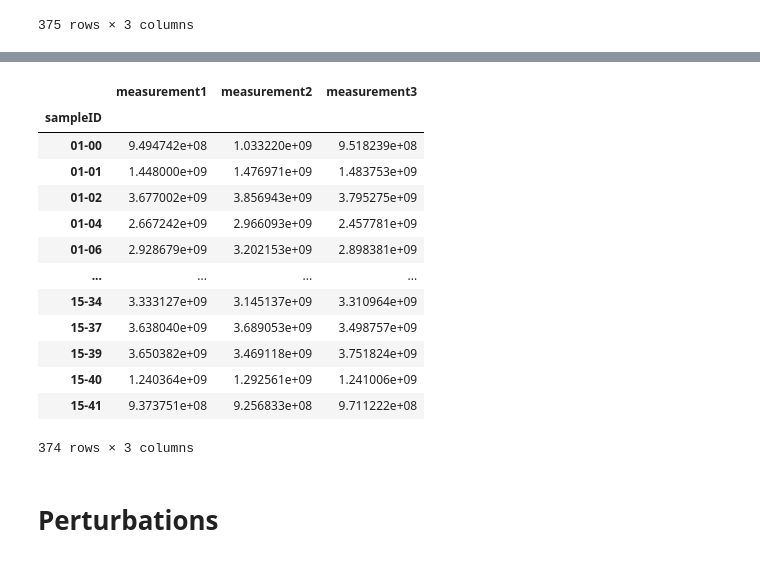
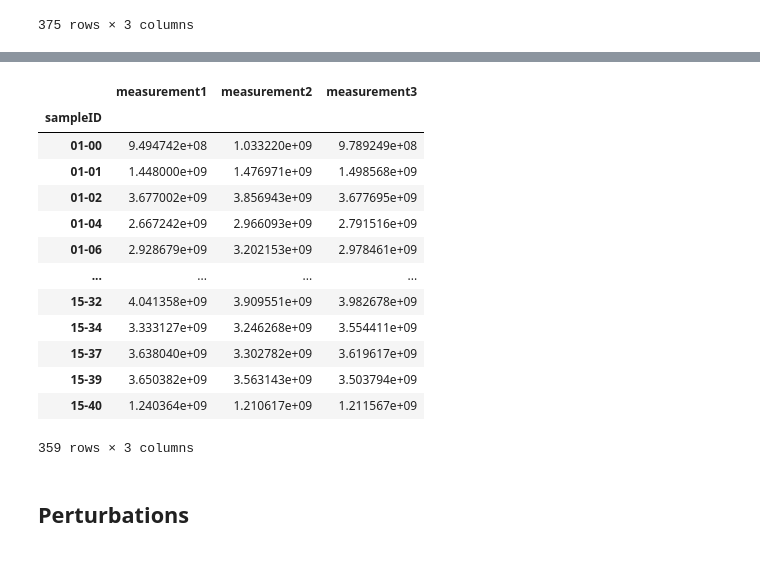
Before and after one commit to alejandrocs98/masters-thesis, a Jupyter notebook: data_preparation_mdsine2.ipynb, the cells around one changed output, grey strips where cells are left out. Cells and saved outputs as stored; diff of their text form; code cells hidden in the pictures.

```diff
--- a/data_preparation_mdsine2.ipynb
+++ b/data_preparation_mdsine2.ipynb
@@ -26,18 +65,6 @@ reads_raw
 | 11 | R_obeum_ATCC_29174 | 97 | 1302 | 25034 | 57588 | 65038 | 29582 | 1313 | 31902 | 16557 | ... | ... |
 12 rows × 420 columns
 # %%
-to_replace = {"B_caccae_ATCC_43185":"B_caccae",
-              "B_WH2_closed":"B_cellulosilyticus_WH2",
-              "B_ovatus_ATCC_8483":"B_ovatus",
-              "B_thetaiotaomicron_VPI-5482":"B_thetaiotaomicron",
-              "B_uniformis_ATCC_8492":"B_uniformis",
-              "B_vulgatus_ATCC_8482":"B_vulgatus",
-              "C_aerofaciens_ATCC_25986":"C_aerofaciens",
-              "C_scindens_ATCC_35704":"C_scindens",
-              "C_spiroforme_DSM_1552":"C_spiroforme",
-              "D_longicatena_DSM_13814":"D_longicatena",
-              "P_distasonis_ATCC_8503":"P_distasonis",
-              "R_obeum_ATCC_29174":"R_obeum"}
 reads_raw['name'].replace(to_replace, inplace=True)
 reads_raw.sort_values(by='name', inplace=True)
 reads_raw.set_index('name', inplace=True)
@@ -59,8 +86,9 @@ for col in reads_raw.columns:
         day = '0' + day
     col_names.append(f'{mouse}-{day}')
 reads_raw.columns = col_names
-reads_raw.drop('14-28', axis=1, inplace=True)
-reads_raw.to_csv('mcnulty-datasets/reads.tsv', sep='\t')
+for j in to_drop:
+    reads_raw.drop(j, axis=1, inplace=True)
+# reads_raw.to_csv('mcnulty-datasets/reads.tsv', sep='\t')
 reads_raw
 # %% [output]
 |  | 01-00 | 01-01 | 01-02 | 01-04 | 01-06 | 01-09 | 01-11 | 01-12 | 01-14 | 01-15 | ... | ... |
@@ -255,9 +272,9 @@ raw_counts_long
 # %%
-dna_yields['Day'].replace('cecum', 'CEC', inplace=True)
-dna_yields_clean = dna_yields[dna_yields['Day'] != 'CEC'].copy()
-dna_yields_clean['Day'] = dna_yields_clean['Day'].astype(int) - 1
-dna_yields_clean['Mouse'] = dna_yields_clean['Mouse'].astype(int)
-dna_yields_clean
+# dna_yields['Day'].replace('cecum', 'CEC', inplace=True)
+# dna_yields_clean = dna_yields[dna_yields['Day'] != 'CEC'].copy()
+dna_yields['Day'] = dna_yields['Day'].astype(int) - 1
+dna_yields['Mouse'] = dna_yields['Mouse'].astype(int)
+dna_yields
 # %% [output]
 |  | Mouse | Day | DNA Yield (ug) |
 | 0 | 1 | 0 | 5.57 |
@@ -273,7 +290,7 @@ dna_yields_clean
 | 374 | 15 | 41 | 5.34 |
 375 rows × 3 columns
 # %%
-full_table = pd.merge(raw_counts_long, dna_yields_clean, on=['Mouse', 'Day'])
+full_table = pd.merge(raw_counts_long, dna_yields, on=['Mouse', 'Day'])
 full_table = full_table[full_table.columns[[0,4,2,3,1,5]]].copy()
 full_table
 # %% [output]
@@ -369,37 +386,37 @@ table_summary
 # %%
 dna_yields = table_summary.copy()
 dna_yields.sort_values(by=['Mouse', 'Day'], inplace=True)
 dna_yields['sampleID'] = dna_yields['Mouse'].astype(str) + '-' + dna_yields['Day'].astype(str)
-to_replace = {'^1-':'01-', '^2-':'02-', '^3-':'03-', '^4-':'04-', '^5-':'05-', '^6-':'06-', '^7-':'07-', '^8-':'08-', '^9-':'09-',
+to_rename = {'^1-':'01-', '^2-':'02-', '^3-':'03-', '^4-':'04-', '^5-':'05-', '^6-':'06-', '^7-':'07-', '^8-':'08-', '^9-':'09-',
               '-0':'-00','-1$':'-01', '-2$':'-02', '-3$':'-03', '-4$':'-04', '-5$':'-05', '-6$':'-06', '-7$':'-07', '-8$':'-08', '-9$':'-09'}
-dna_yields['sampleID'] = dna_yields['sampleID'].replace(to_replace=to_replace, regex=True)
+dna_yields['sampleID'] = dna_yields['sampleID'].replace(to_replace=to_rename, regex=True)
 dna_yields = dna_yields.loc[:,['sampleID', 'measurement1']]
 dna_yields.set_index('sampleID', inplace=True)
 dna_yields.columns = ['measurement1']
 np.random.seed(0)
-def add_noise(x):
-    return np.random.normal(loc=x, scale=0.05*x)
+def add_noise(x, eta=0.05):
+    return np.random.normal(loc=x, scale=eta*x)
 dna_yields['measurement2'] = dna_yields['measurement1'].apply(add_noise)
 dna_yields['measurement3'] = dna_yields['measurement1'].apply(add_noise)
 dna_yields.to_csv('mcnulty-datasets/dna_yields.tsv', sep='\t')
 dna_yields
 # %% [output]
 |  | measurement1 | measurement2 | measurement3 |
 | sampleID |  |  |  |
-| 01-00 | 9.494742e+08 | 1.033220e+09 | 9.518239e+08 |
-| 01-01 | 1.448000e+09 | 1.476971e+09 | 1.483753e+09 |
-| 01-02 | 3.677002e+09 | 3.856943e+09 | 3.795275e+09 |
-| 01-04 | 2.667242e+09 | 2.966093e+09 | 2.457781e+09 |
-| 01-06 | 2.928679e+09 | 3.202153e+09 | 2.898381e+09 |
+| 01-00 | 9.494742e+08 | 1.033220e+09 | 9.789249e+08 |
+| 01-01 | 1.448000e+09 | 1.476971e+09 | 1.498568e+09 |
+| 01-02 | 3.677002e+09 | 3.856943e+09 | 3.677695e+09 |
+| 01-04 | 2.667242e+09 | 2.966093e+09 | 2.791516e+09 |
+| 01-06 | 2.928679e+09 | 3.202153e+09 | 2.978461e+09 |
 | ... | ... | ... | ... |
-| 15-34 | 3.333127e+09 | 3.145137e+09 | 3.310964e+09 |
-| 15-37 | 3.638040e+09 | 3.689053e+09 | 3.498757e+09 |
-| 15-39 | 3.650382e+09 | 3.469118e+09 | 3.751824e+09 |
-| 15-40 | 1.240364e+09 | 1.292561e+09 | 1.241006e+09 |
-| 15-41 | 9.373751e+08 | 9.256833e+08 | 9.711222e+08 |
+| 15-32 | 4.041358e+09 | 3.909551e+09 | 3.982678e+09 |
+| 15-34 | 3.333127e+09 | 3.246268e+09 | 3.554411e+09 |
+| 15-37 | 3.638040e+09 | 3.302782e+09 | 3.619617e+09 |
+| 15-39 | 3.650382e+09 | 3.563143e+09 | 3.503794e+09 |
+| 15-40 | 1.240364e+09 | 1.210617e+09 | 1.211567e+09 |
-374 rows × 3 columns
+359 rows × 3 columns
 # %% [markdown]
-# Perturbations
+## Perturbations
 # %%
 perturbations = pd.read_excel('McNulty_data_source.xlsx', sheet_name='Perturbations', index_col=0)
 perturbations['start'] = perturbations['start'] - 1
```
Also changed, not shown: parts of 41 cells of this notebook, 5 other files.
